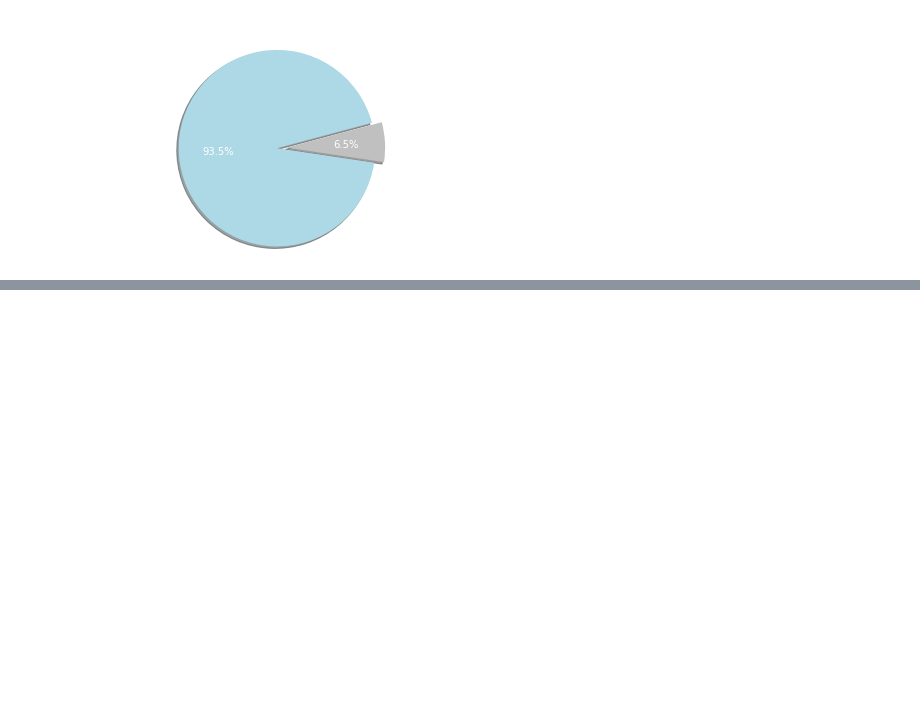
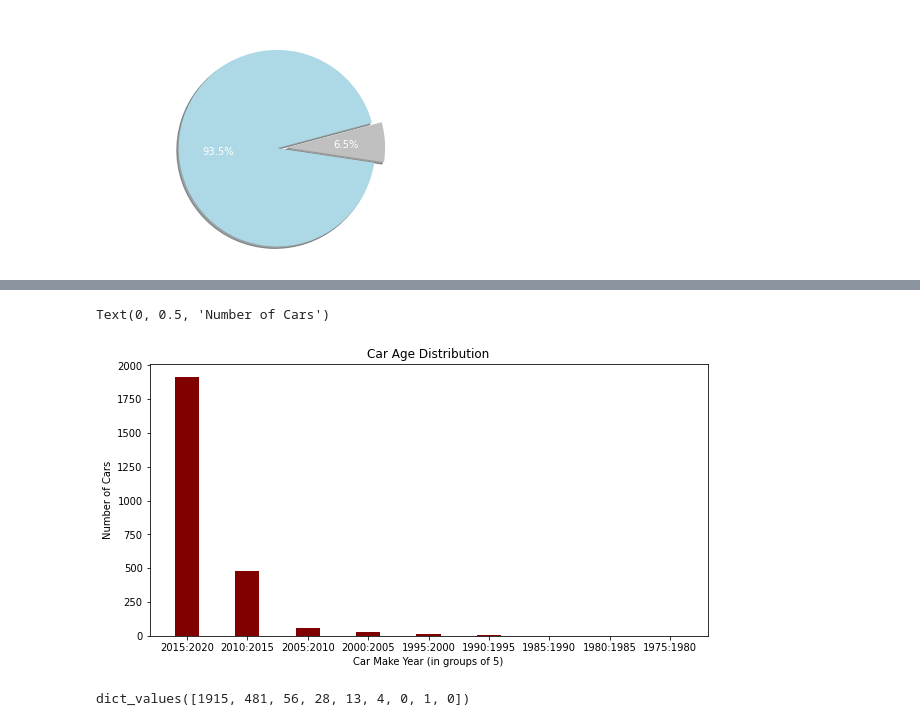
Before and after one commit to arjneal/DataScience, a Jupyter notebook: data_analytics/code_files/car_sales.ipynb, the cells around one changed output, grey strips where cells are left out. Drawn from its saved outputs; the diff is of its cells as text; code cells hidden in the pictures; blank space fills up the shorter version.

Commit message:
Car Age Distribution Chart

```diff
--- a/data_analytics/code_files/car_sales.ipynb
+++ b/data_analytics/code_files/car_sales.ipynb
@@ -64,3 +66,40 @@ plt.axis('equal')
 plt.show()
 # %% [output]
 [figure]
+# %%
+car_years = df.year.value_counts()
+# Group the years into five year marks
+# Create a barchart of these five year
+years = []
+for i in car_years.index:
+    years.append(i)
+# %%
+# Start at 2020 iterate down
+def groupby_years(df, period_length = 5):
+    """Create a barchart of five year marks """
+    years = []
+    for i in df.index:
+        years.append(i)
+    years.sort()
+    start = max(years)
+    result = {}
+    sval = 0
+    n = period_length
+    i = 0
+    while i < len(years):
+        if n == 0:
+            result[f"{start}:{start + 5}"] = sval
+            sval = 0
+            n = 5
+        else:
+            try:
+                sval += df[start]
+                i += 1
+            except:
+                sval += 0
+            n -= 1
+            start -= 1
+    return result
+# %%
+result = groupby_years(car_years)
+result
@@ -66,0 +116,13 @@ plt.show()
+# %%
+fig = plt.figure(figsize = (10, 5))
+plt.bar(x = result.keys(), height = result.values(), color = "maroon", width = 0.4)
+plt.title("Car Age Distribution")
+plt.xlabel("Car Make Year (in groups of 5)")
+plt.ylabel("Number of Cars")
+# %% [output]
+Text(0, 0.5, 'Number of Cars')
+[figure, added]
+# %%
+result.values()
+# %% [output]
+dict_values([1915, 481, 56, 28, 13, 4, 0, 1, 0])
```
Also changed, not shown: parts of 2 cells of this notebook.
